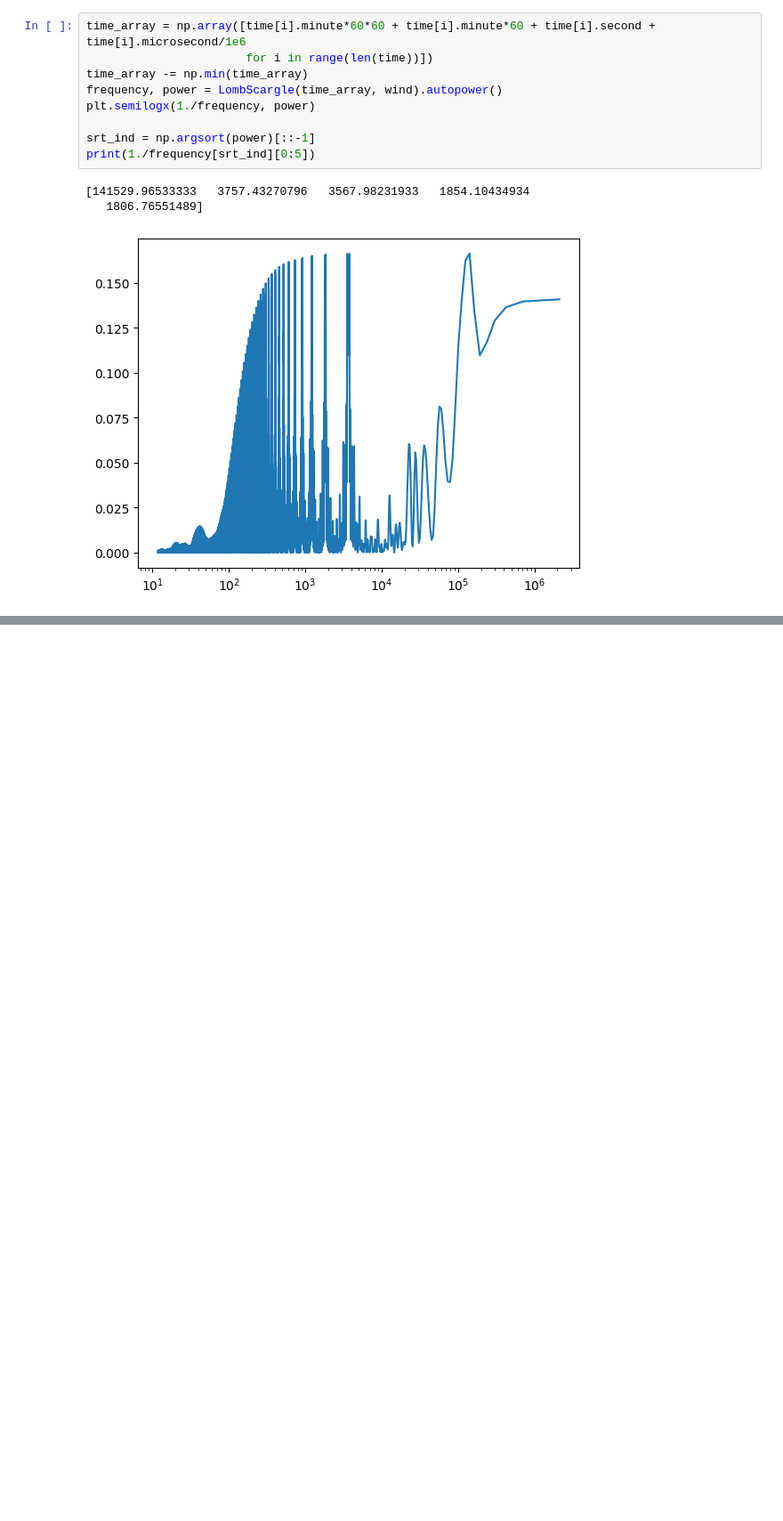
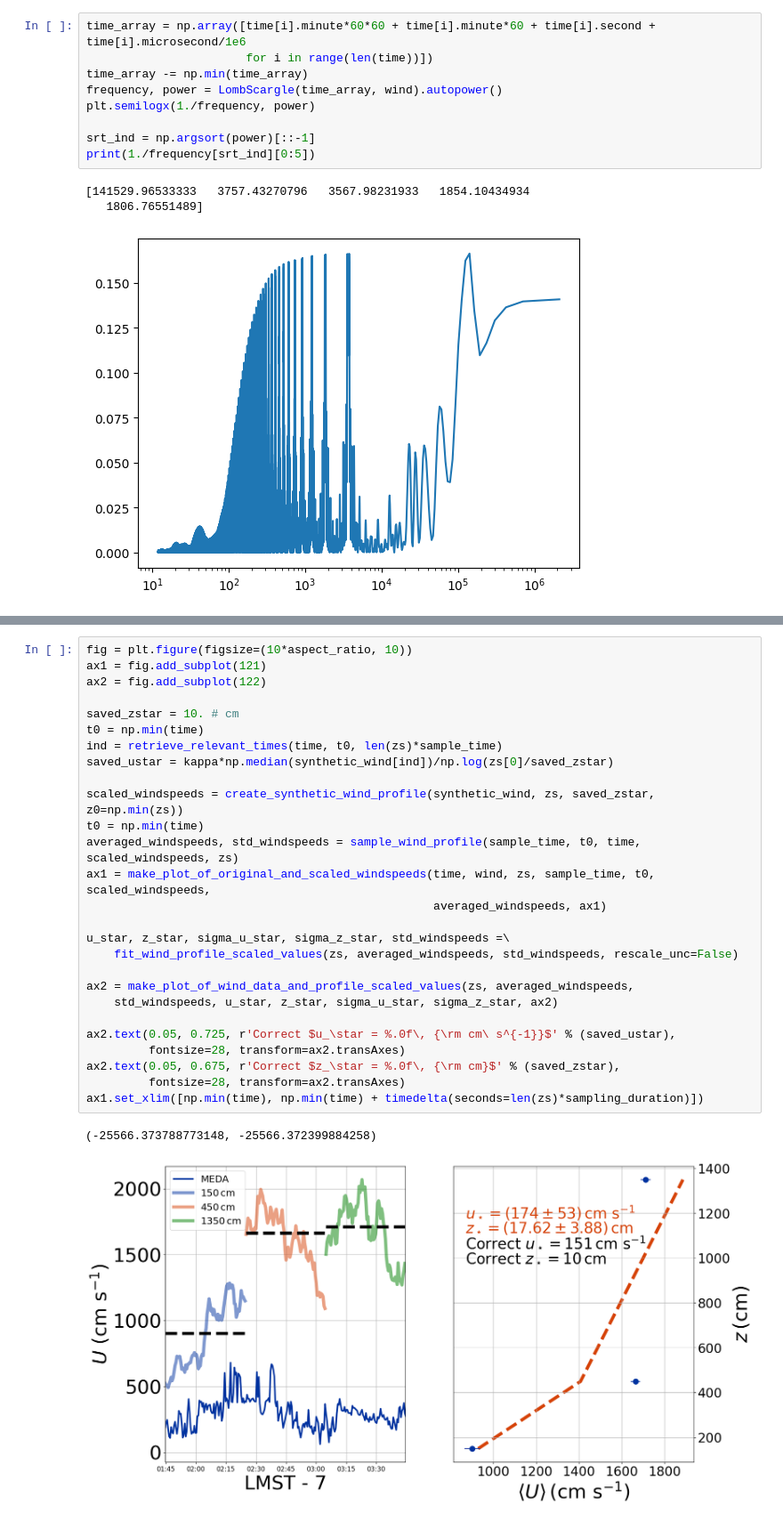
Before and after one commit to BoiseStatePlanetary/Measuring_Wind_with_Ingenuity, a Jupyter notebook: code/Correlation Time of Late Afternoon Winds.ipynb, the cells around one changed output, grey strips where cells are left out. Shown at 89% size. Drawn from its saved outputs; the diff is of its cells as text; blank space fills up the shorter version.

```diff
--- a/code/Correlation Time of Late Afternoon Winds.ipynb
+++ b/code/Correlation Time of Late Afternoon Winds.ipynb
@@ -104,0 +129,30 @@ synthetic_wind =
+# %%
+fig = plt.figure(figsize=(10*aspect_ratio, 10))
+ax1 = fig.add_subplot(121)
+ax2 = fig.add_subplot(122)
+
+saved_zstar = 10. # cm
+t0 = np.min(time)
+ind = retrieve_relevant_times(time, t0, len(zs)*sample_time)
+saved_ustar = kappa*np.median(synthetic_wind[ind])/np.log(zs[0]/saved_zstar)
+
+scaled_windspeeds = create_synthetic_wind_profile(synthetic_wind, zs, saved_zstar, z0=np.min(zs))
+t0 = np.min(time)
+averaged_windspeeds, std_windspeeds = sample_wind_profile(sample_time, t0, time, scaled_windspeeds, zs)
+ax1 = make_plot_of_original_and_scaled_windspeeds(time, wind, zs, sample_time, t0, scaled_windspeeds,
+                                                  averaged_windspeeds, ax1)
+
+u_star, z_star, sigma_u_star, sigma_z_star, std_windspeeds =\
+    fit_wind_profile_scaled_values(zs, averaged_windspeeds, std_windspeeds, rescale_unc=False)
+
+ax2 = make_plot_of_wind_data_and_profile_scaled_values(zs, averaged_windspeeds,
+    std_windspeeds, u_star, z_star, sigma_u_star, sigma_z_star, ax2)
+
+ax2.text(0.05, 0.725, r'Correct $u_\star = %.0f\, {\rm cm\ s^{-1}}$' % (saved_ustar),
+         fontsize=28, transform=ax2.transAxes)
+ax2.text(0.05, 0.675, r'Correct $z_\star = %.0f\, {\rm cm}$' % (saved_zstar),
+         fontsize=28, transform=ax2.transAxes)
+ax1.set_xlim([np.min(time), np.min(time) + timedelta(seconds=len(zs)*sampling_duration)])
+# %% [output]
+(-25566.373788773148, -25566.372399884258)
+[figure, added]
```
Also changed, not shown: parts of 4 cells of this notebook.
